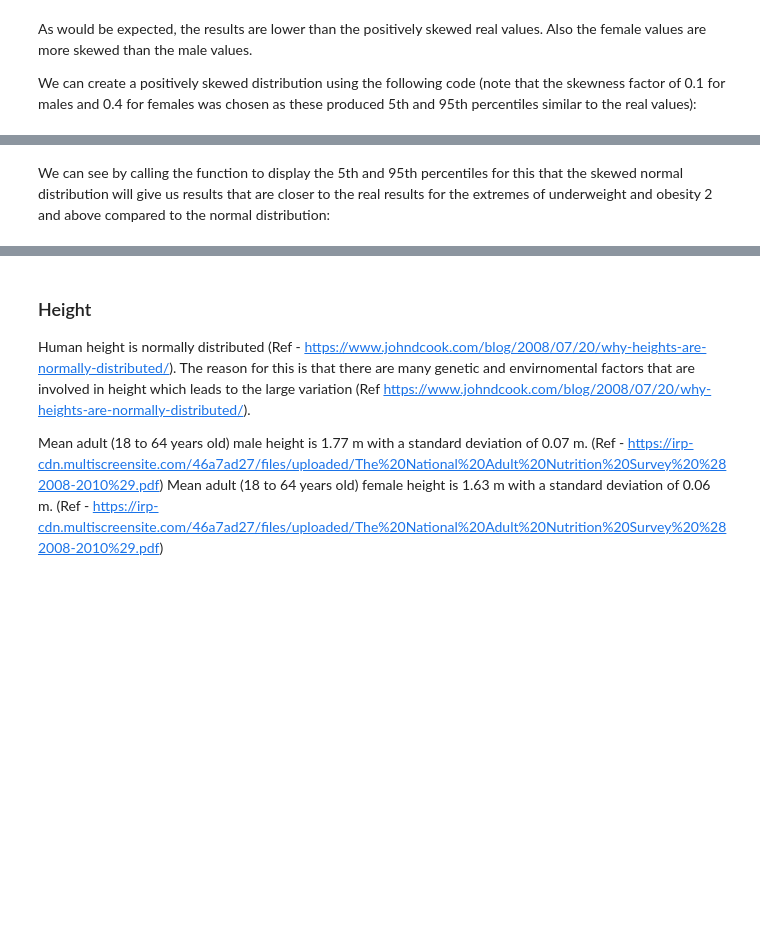
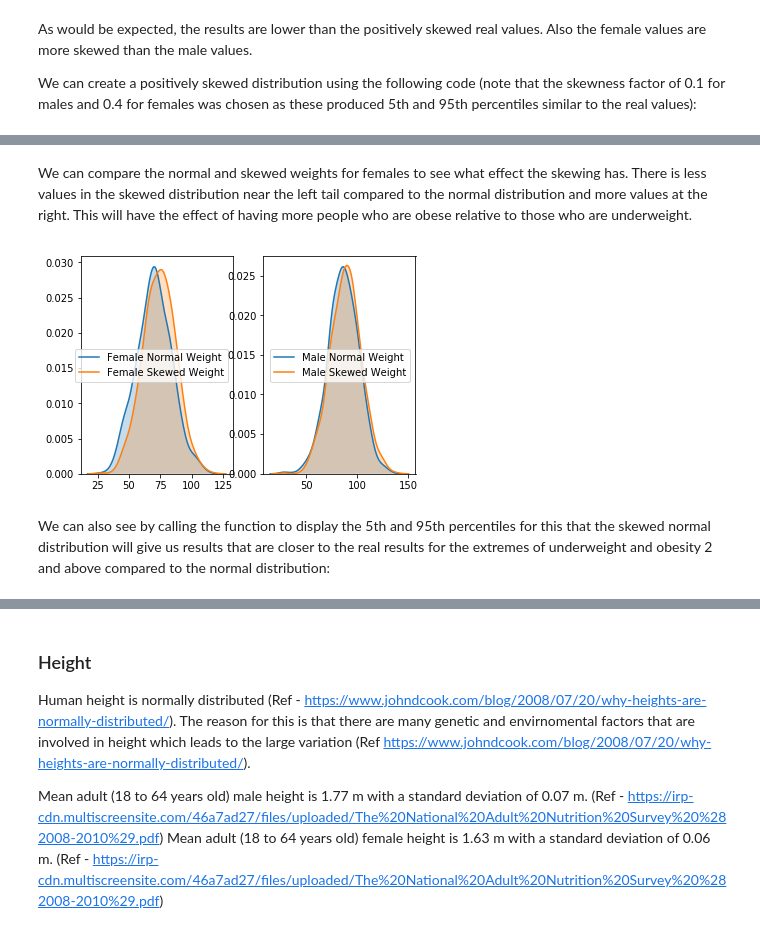
Before and after one commit to declanbarr/simulated-dataset, a Jupyter notebook: simulated-dataset.ipynb, the cells around one changed output, grey strips where cells are left out. Saved outputs shown, nothing was run; the diff lists cells and outputs as text; code cells hidden in the pictures; blank space fills up the shorter version.

```diff
--- a/simulated-dataset.ipynb
+++ b/simulated-dataset.ipynb
@@ -259,5 +265,19 @@ plt.hist(femaleWeightSkewedDist)
+# %% [markdown]
+We can compare the normal and skewed weights for females to see what effect the skewing has. There is less values in the skewed distribution near the left tail compared to the normal distribution and more values at the right. This will have the effect of having more people who are obese relative to those who are underweight.
+# %%
+plt.subplot(121)
+sns.kdeplot(femaleWeightDist, shade=True, label="Female Normal Weight")
+sns.kdeplot(femaleWeightSkewedDist, shade=True, label="Female Skewed Weight")
+plt.legend();
+
+plt.subplot(122)
+sns.kdeplot(maleWeightDist, shade=True, label="Male Normal Weight")
+sns.kdeplot(maleWeightSkewedDist, shade=True, label="Male Skewed Weight")
+plt.legend();
+# %% [output]
+[figure, added]
 # %% [markdown]
-We can see by calling the function to display the 5th and 95th percentiles for this that the skewed normal distribution will give us results that are closer to the real results for the extremes of underweight and obesity 2 and above compared to the normal distribution:
+We can also see by calling the function to display the 5th and 95th percentiles for this that the skewed normal distribution will give us results that are closer to the real results for the extremes of underweight and obesity 2 and above compared to the normal distribution:
 # %%
 percentiles5and95(maleWeightSkewedDist, femaleWeightSkewedDist, "skewed normally distrubuted")
 # %% [output]
```
Also changed, not shown: parts of 27 cells of this notebook.
